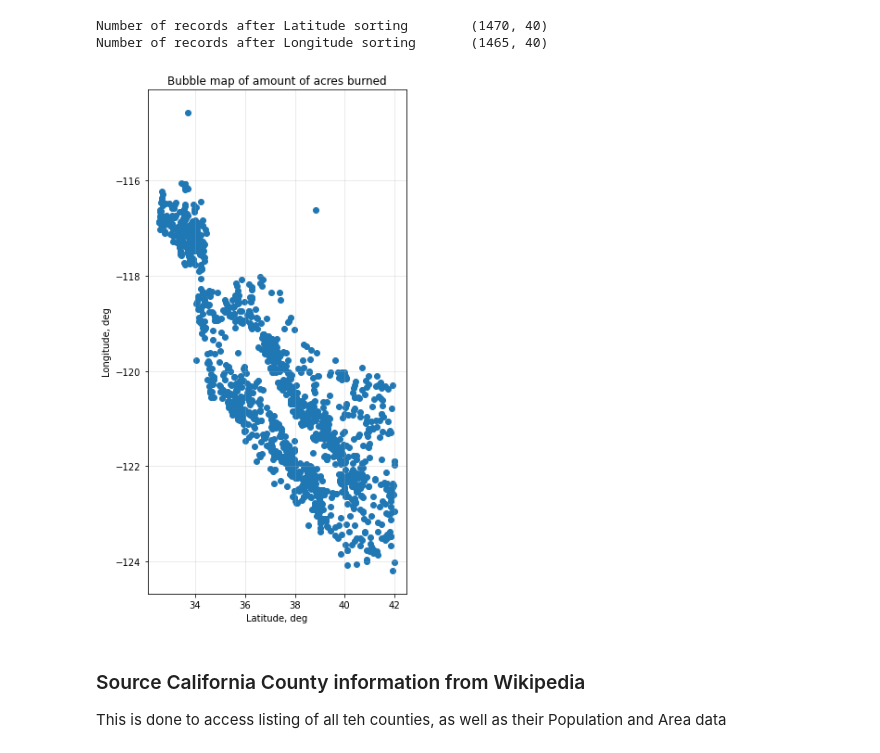
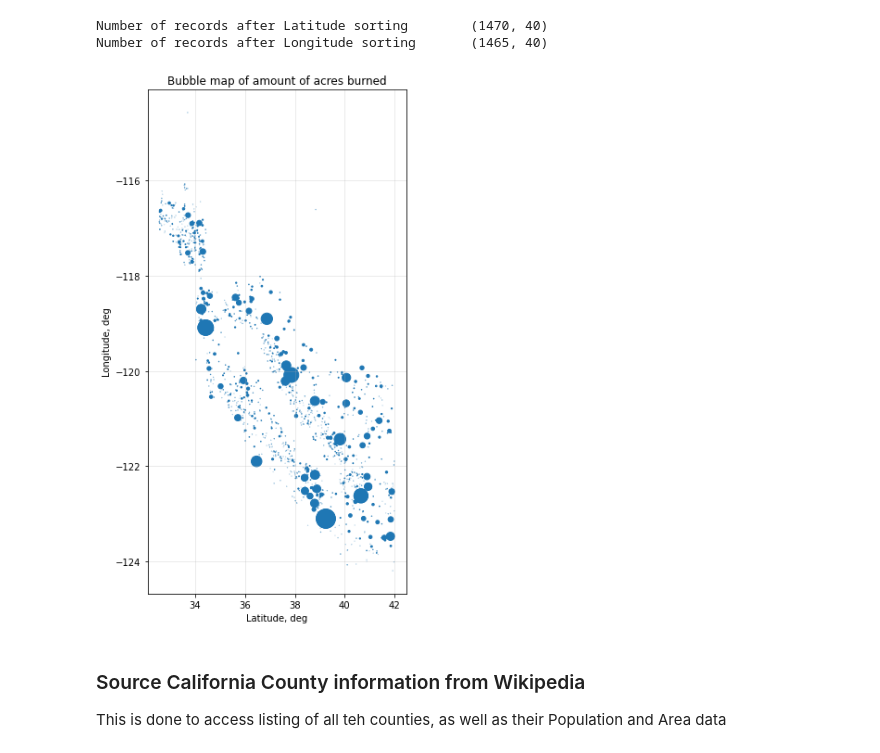
Before and after one commit to i-am-phoenix/project3, a Jupyter notebook: eda_IM.ipynb, the cells around one changed output. Cells and saved outputs as stored; diff of their text form; code cells hidden in the pictures.

Commit message:
added bubble sizing in lat/lon plot with fire affected acreage as bubble size

```diff
--- a/eda_IM.ipynb
+++ b/eda_IM.ipynb
@@ -115,14 +115,14 @@ Number of records after Latitude sorting        (1470, 40)
 Number of records after Longitude sorting       (1465, 40)
 # %%
 plt.figure(figsize=(5,10))
-plt.scatter(clean_data_3.Latitude, clean_data_3.Longitude)
+plt.scatter(clean_data_3.Latitude, clean_data_3.Longitude, s = clean_data_3.AcresBurned/1000)
 # plt.colorbar()
 plt.ylabel("Longitude, deg")
 plt.xlabel("Latitude, deg")
 plt.title("Bubble map of amount of acres burned")
 plt.grid(alpha=0.3)
 # %% [output]
-[figure, old version]
+[figure, new version]
 # %% [markdown]
 ### Source California County information from Wikipedia
 This is done to access listing of all teh counties, as well as their Population and Area data
```
